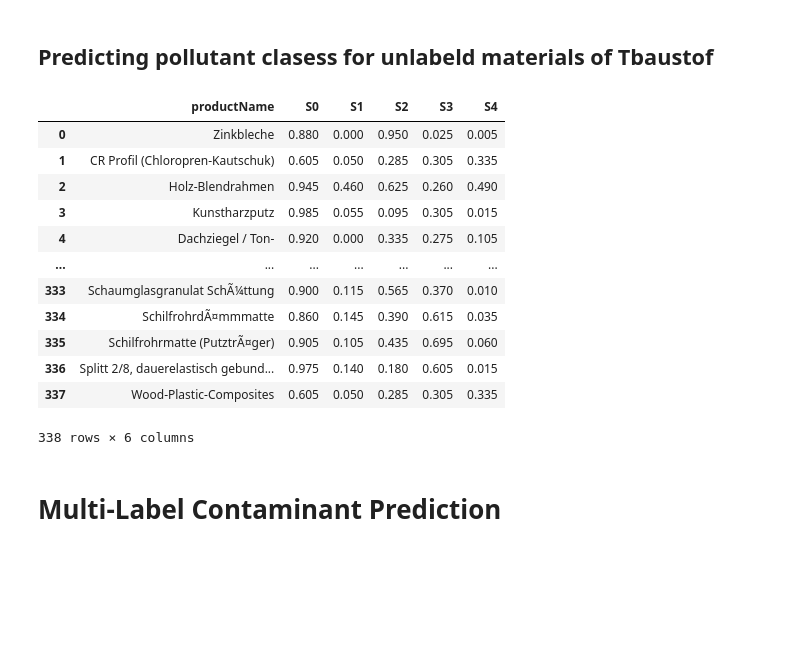
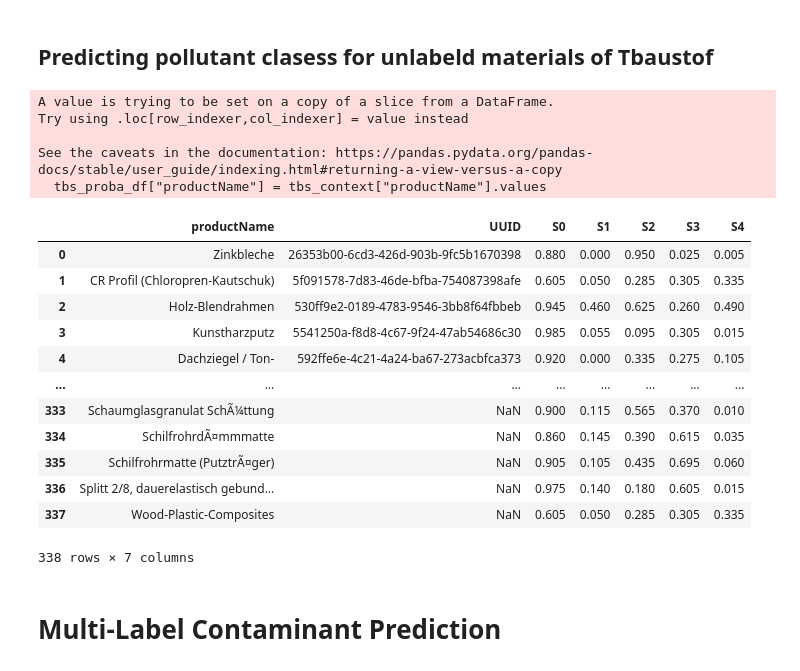
Before and after one commit to n3xtcoder-ai4impact/bbsr-challenge, a Jupyter notebook: pollutant_prediction_clean.ipynb, the cells around one changed output. Drawn from its saved outputs; the diff is of its cells as text; code cells hidden in the pictures; blank space fills up the shorter version.

```diff
--- a/pollutant_prediction_clean.ipynb
+++ b/pollutant_prediction_clean.ipynb
@@ -97,4 +100,7 @@ X_encoded = pd.get_dummies(X, columns=["material_role", "eolCategoryName", "eolS
 # %%
+# Drop UUID column before training
+X_encoded = X_encoded.drop(columns=["UUID"])
+
 # Train/test split
 X_train, X_test, y_train, y_test = train_test_split(X_encoded, y, test_size=0.2, random_state=42)
 
@@ -190,39 +194,44 @@ tbs_proba_df = pd.DataFrame({
 # %%
 # Apply thresholds
 tbs_predicted = pd.DataFrame({
     class_name: (tbs_proba_df[class_name] >= threshold).astype(int)
     for class_name, threshold in custom_thresholds.items()
 })
 
 # Combine with UUIDs
 tbs_results = pd.concat([tbs_context.reset_index(drop=True)[["productName"]], tbs_predicted], axis=1)
 
 tbs_results
 ## Pollutant Class Probabilities For TBaustoff
 tbs_proba_df["productName"] = tbs_context["productName"].values
 tbs_proba_df["UUID"] = tbs_context["oekobaudatProcessUuid"].values
 
 # Reorder columns for clarity
-columns_ordered = ["productName","S0", "S1", "S2", "S3", "S4"]
+columns_ordered = ["productName","UUID","S0", "S1", "S2", "S3", "S4"]
 tbs_proba_df = tbs_proba_df[columns_ordered]
 
 # to csv
 tbs_proba_df.to_csv("tbs_proba_df.csv", index=False)
 tbs_proba_df
 # %% [output]
+A value is trying to be set on a copy of a slice from a DataFrame.
+Try using .loc[row_indexer,col_indexer] = value instead
+
+See the caveats in the documentation: https://pandas.pydata.org/pandas-docs/stable/user_guide/indexing.html#returning-a-view-versus-a-copy
+  tbs_proba_df["productName"] = tbs_context["productName"].values
-|  | productName | S0 | S1 | S2 | S3 | S4 |
-| 0 | Zinkbleche | 0.880 | 0.000 | 0.950 | 0.025 | 0.005 |
-| 1 | CR Profil (Chloropren-Kautschuk) | 0.605 | 0.050 | 0.285 | 0.305 | 0.335 |
-| 2 | Holz-Blendrahmen | 0.945 | 0.460 | 0.625 | 0.260 | 0.490 |
-| 3 | Kunstharzputz | 0.985 | 0.055 | 0.095 | 0.305 | 0.015 |
-| 4 | Dachziegel / Ton- | 0.920 | 0.000 | 0.335 | 0.275 | 0.105 |
-| ... | ... | ... | ... | ... | ... | ... |
-| 333 | Schaumglasgranulat SchÃ¼ttung | 0.900 | 0.115 | 0.565 | 0.370 | 0.010 |
-| 334 | SchilfrohrdÃ¤mmmatte | 0.860 | 0.145 | 0.390 | 0.615 | 0.035 |
-| 335 | Schilfrohrmatte (PutztrÃ¤ger) | 0.905 | 0.105 | 0.435 | 0.695 | 0.060 |
-| 336 | Splitt 2/8, dauerelastisch gebund... | 0.975 | 0.140 | 0.180 | 0.605 | 0.015 |
-| 337 | Wood-Plastic-Composites | 0.605 | 0.050 | 0.285 | 0.305 | 0.335 |
+|  | productName | UUID | S0 | S1 | S2 | S3 | S4 |
+| 0 | Zinkbleche | 26353b00-6cd3-426d-903b-9fc5b1670398 | 0.880 | 0.000 | 0.950 | 0.025 | 0.005 |
+| 1 | CR Profil (Chloropren-Kautschuk) | 5f091578-7d83-46de-bfba-754087398afe | 0.605 | 0.050 | 0.285 | 0.305 | 0.335 |
+| 2 | Holz-Blendrahmen | 530ff9e2-0189-4783-9546-3bb8f64fbbeb | 0.945 | 0.460 | 0.625 | 0.260 | 0.490 |
+| 3 | Kunstharzputz | 5541250a-f8d8-4c67-9f24-47ab54686c30 | 0.985 | 0.055 | 0.095 | 0.305 | 0.015 |
+| 4 | Dachziegel / Ton- | 592ffe6e-4c21-4a24-ba67-273acbfca373 | 0.920 | 0.000 | 0.335 | 0.275 | 0.105 |
+| ... | ... | ... | ... | ... | ... | ... | ... |
+| 333 | Schaumglasgranulat SchÃ¼ttung | NaN | 0.900 | 0.115 | 0.565 | 0.370 | 0.010 |
+| 334 | SchilfrohrdÃ¤mmmatte | NaN | 0.860 | 0.145 | 0.390 | 0.615 | 0.035 |
+| 335 | Schilfrohrmatte (PutztrÃ¤ger) | NaN | 0.905 | 0.105 | 0.435 | 0.695 | 0.060 |
+| 336 | Splitt 2/8, dauerelastisch gebund... | NaN | 0.975 | 0.140 | 0.180 | 0.605 | 0.015 |
+| 337 | Wood-Plastic-Composites | NaN | 0.605 | 0.050 | 0.285 | 0.305 | 0.335 |
-338 rows × 6 columns
+338 rows × 7 columns
 # %% [markdown]
 # Multi-Label Contaminant Prediction
 # %% [markdown]
```
Also changed, not shown: parts of 15 cells of this notebook, 1 other file.
